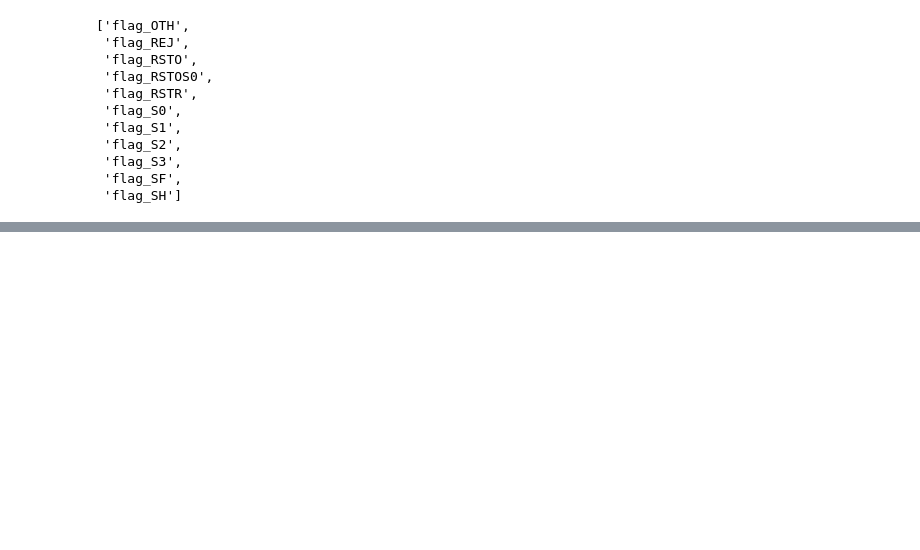
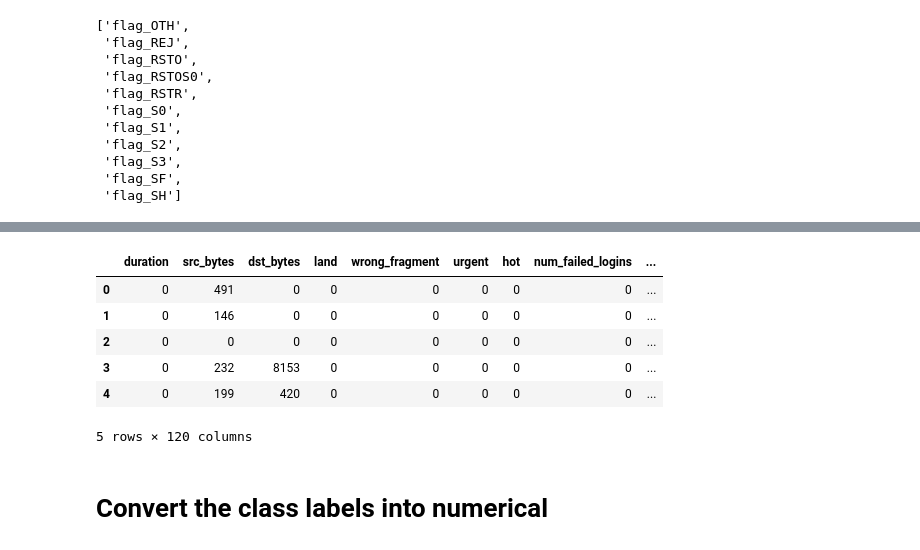
Before and after one commit to garima0106/SNAC_APT_DatasetEval, a Jupyter notebook: NSL-KDD_Data_Preprocessing.ipynb, the cells around one changed output, grey strips where cells are left out. Cells and saved outputs as stored; diff of their text form; code cells hidden in the pictures; blank space fills up the shorter version.

```diff
--- a/NSL-KDD_Data_Preprocessing.ipynb
+++ b/NSL-KDD_Data_Preprocessing.ipynb
@@ -280,0 +476,12 @@ flag_col
+# %%
+newTrain.head()
+# %% [output]
+|  | duration | src_bytes | dst_bytes | land | wrong_fragment | urgent | hot | num_failed_logins | ... |
+| 0 | 0 | 491 | 0 | 0 | 0 | 0 | 0 | 0 | ... |
+| 1 | 0 | 146 | 0 | 0 | 0 | 0 | 0 | 0 | ... |
+| 2 | 0 | 0 | 0 | 0 | 0 | 0 | 0 | 0 | ... |
+| 3 | 0 | 232 | 8153 | 0 | 0 | 0 | 0 | 0 | ... |
+| 4 | 0 | 199 | 420 | 0 | 0 | 0 | 0 | 0 | ... |
+5 rows × 120 columns
+# %% [markdown]
+# Convert the class labels into numerical
```
Also changed, not shown: parts of 75 cells of this notebook.
